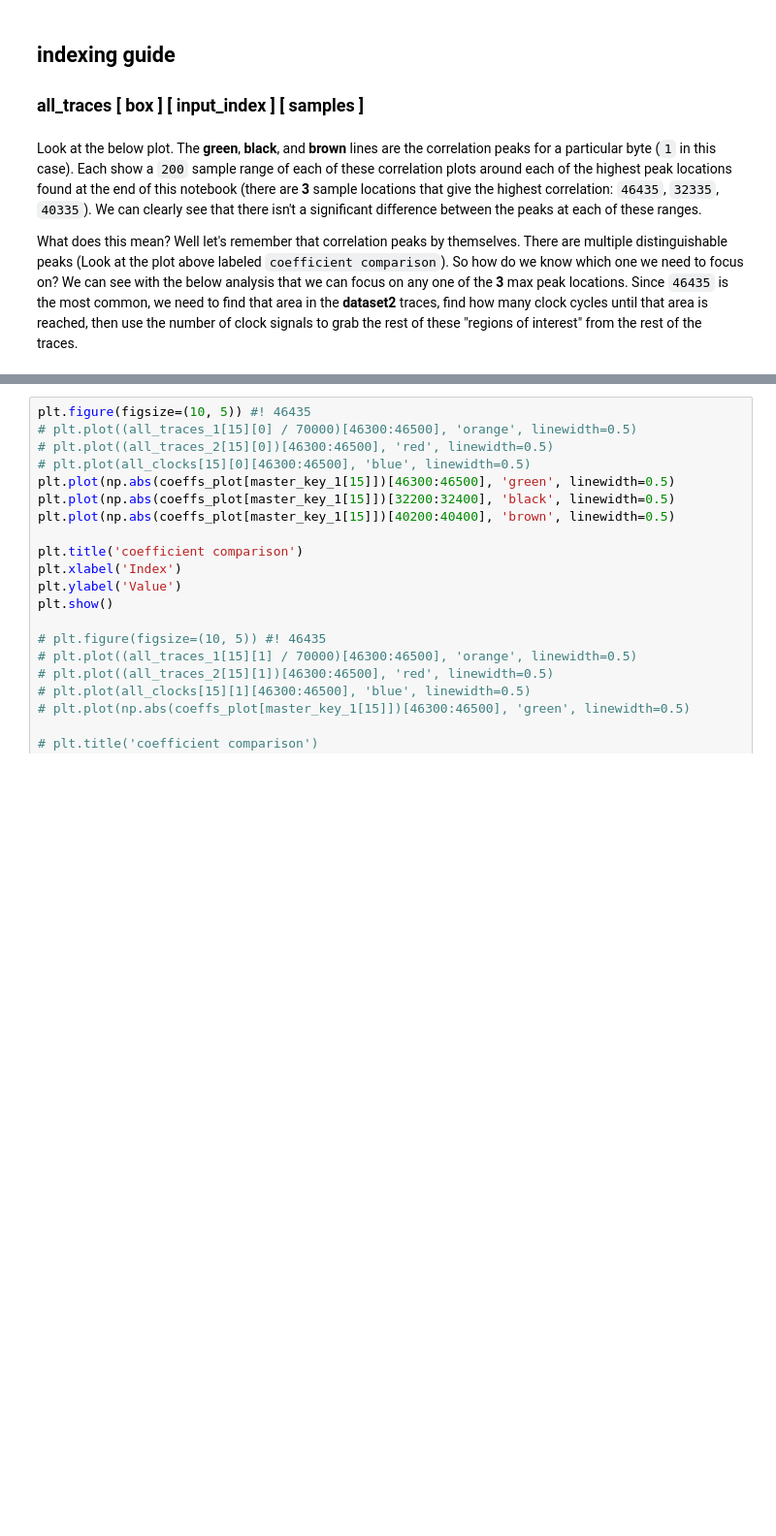
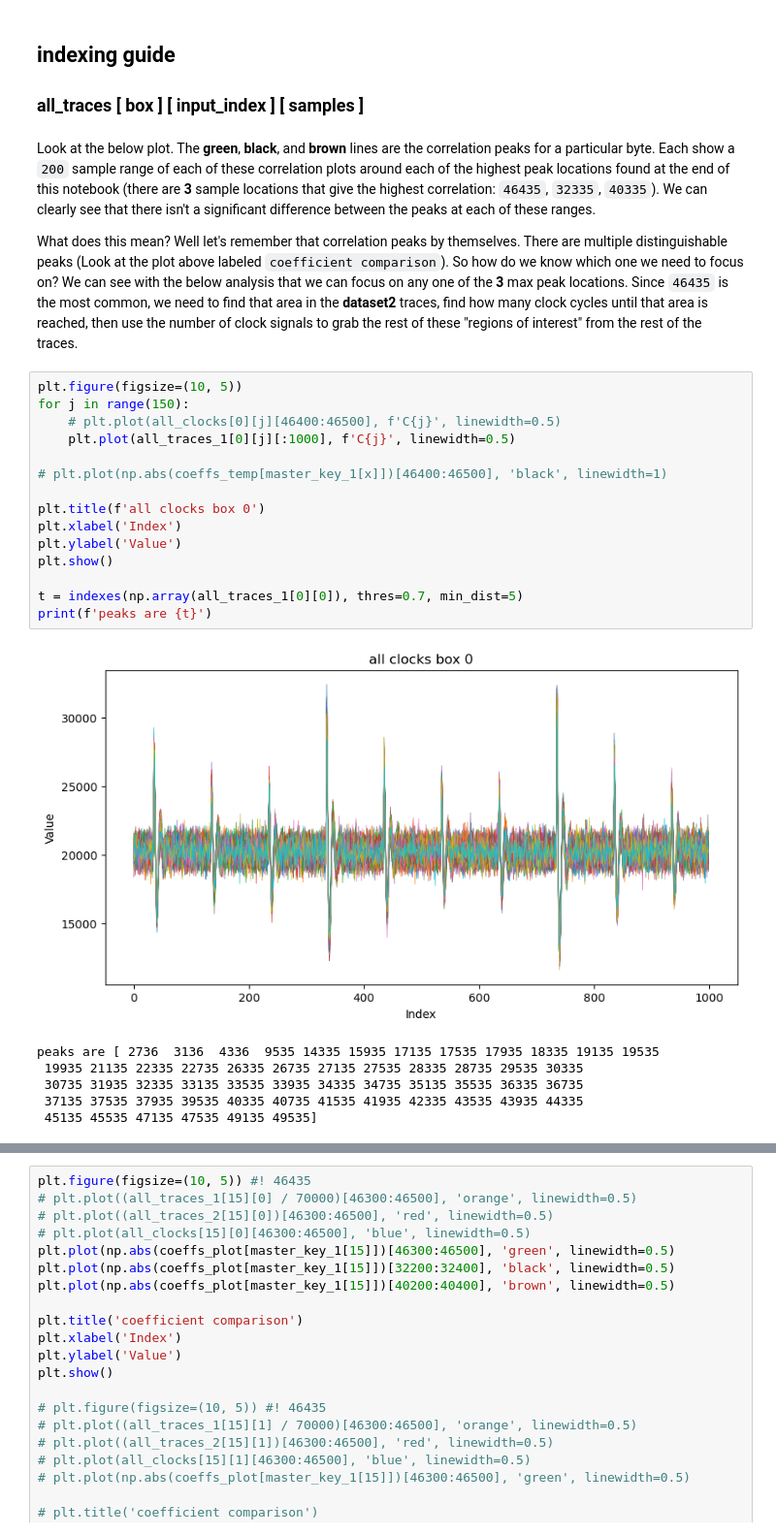
Before and after one commit to blueh0rse/cpa-attack, a Jupyter notebook: analysis.ipynb, the cells around one changed output, grey strips where cells are left out. Shown: that part at 97% size. Drawn from its saved outputs; the diff is of its cells as text; blank space fills up the shorter version.

Commit message:
analyzing data. updated the notebook with some insights

```diff
--- a/analysis.ipynb
+++ b/analysis.ipynb
@@ -210,6 +212,28 @@ all_clocks[15][0].shape
 ## indexing guide
 ### all_traces [ box ] [ input_index ] [ samples ]
 # %% [markdown]
-Look at the below plot. The **green**, **black**, and **brown** lines are the correlation peaks for a particular byte (`1` in this case). Each show a `200` sample range of each of these correlation plots around each of the highest peak locations found at the end of this notebook (there are **3** sample locations that give the highest correlation: `46435`, `32335`, `40335`). We can clearly see that there isn't a significant difference between the peaks at each of these ranges.
+Look at the below plot. The **green**, **black**, and **brown** lines are the correlation peaks for a particular byte. Each show a `200` sample range of each of these correlation plots around each of the highest peak locations found at the end of this notebook (there are **3** sample locations that give the highest correlation: `46435`, `32335`, `40335`). We can clearly see that there isn't a significant difference between the peaks at each of these ranges.
 
 What does this mean? Well let's remember that correlation peaks by themselves. There are multiple distinguishable peaks (Look at the plot above labeled `coefficient comparison`). So how do we know which one we need to focus on? We can see with the below analysis that we can focus on any one of the **3** max peak locations. Since `46435` is the most common, we need to find that area in the **dataset2** traces, find how many clock cycles until that area is reached, then use the number of clock signals to grab the rest of these "regions of interest" from the rest of the traces.
+# %%
+plt.figure(figsize=(10, 5))
+for j in range(150):
+	# plt.plot(all_clocks[0][j][46400:46500], f'C{j}', linewidth=0.5)
+	plt.plot(all_traces_1[0][j][:1000], f'C{j}', linewidth=0.5)
+
+# plt.plot(np.abs(coeffs_temp[master_key_1[x]])[46400:46500], 'black', linewidth=1)
+
+plt.title(f'all clocks box 0')
+plt.xlabel('Index')
+plt.ylabel('Value')
+plt.show()
+
+t = indexes(np.array(all_traces_1[0][0]), thres=0.7, min_dist=5)
+print(f'peaks are {t}')
+# %% [output]
+[figure, added]
+peaks are [ 2736  3136  4336  9535 14335 15935 17135 17535 17935 18335 19135 19535
+ 19935 21135 22335 22735 26335 26735 27135 27535 28335 28735 29535 30335
+ 30735 31935 32335 33135 33535 33935 34335 34735 35135 35535 36335 36735
+ 37135 37535 37935 39535 40335 40735 41535 41935 42335 43535 43935 44335
+ 45135 45535 47135 47535 49135 49535]
```
Also changed, not shown: parts of 5 cells of this notebook.
